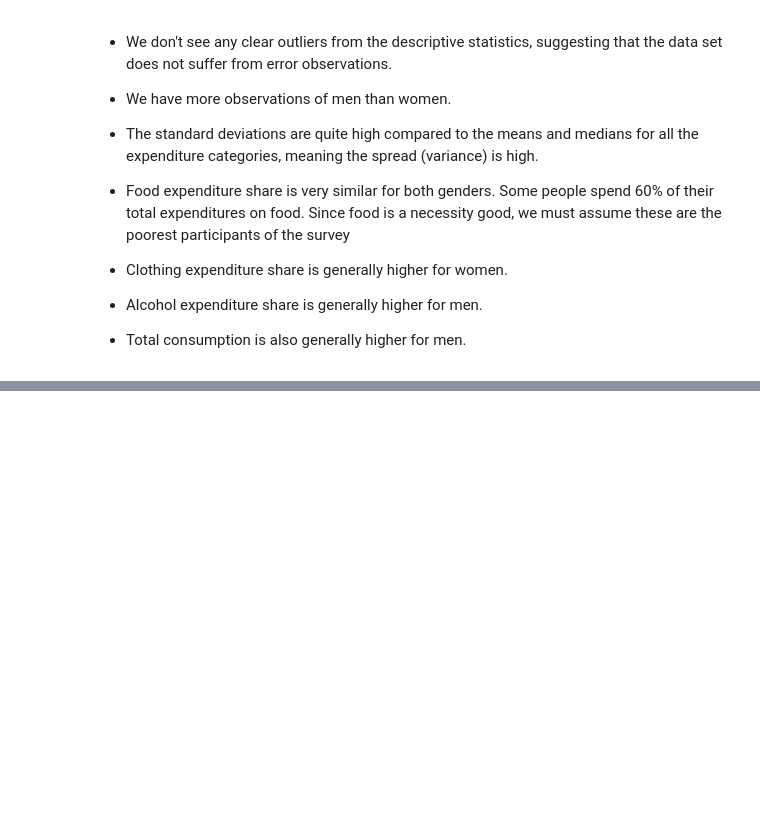
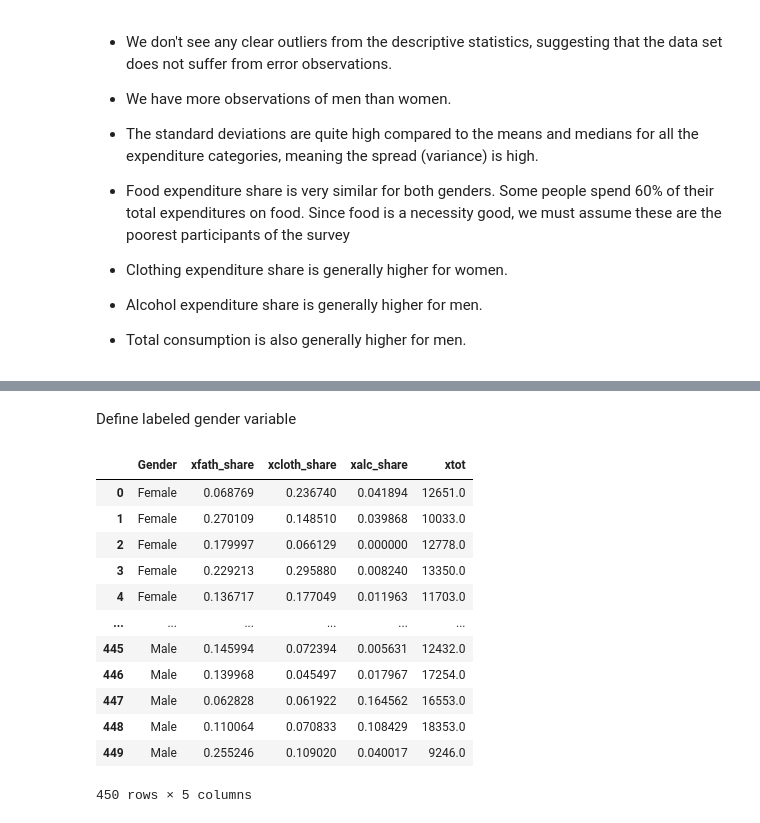
Before and after one commit to bschjerning/EconometricsA, a Jupyter notebook: 2_class/PS1_Descriptive_Analysis/ex_post.ipynb, the cells around one changed output, grey strips where cells are left out. Saved outputs shown, nothing was run; the diff lists cells and outputs as text; code cells hidden in the pictures; blank space fills up the shorter version.

```diff
--- a/2_class/PS1_Descriptive_Analysis/ex_post.ipynb
+++ b/2_class/PS1_Descriptive_Analysis/ex_post.ipynb
@@ -397,0 +421,22 @@ df.groupby('dmale')[vars].describe().T.round(3)
+# %% [markdown]
+Define labeled gender variable
+# %%
+df['Gender'] = 'Female'
+I = df['dmale'] == 1
+df.loc[I, 'Gender'] = 'Male'
+
+df[['Gender']+ vars]
+# %% [output]
+|  | Gender | xfath_share | xcloth_share | xalc_share | xtot |
+| 0 | Female | 0.068769 | 0.236740 | 0.041894 | 12651.0 |
+| 1 | Female | 0.270109 | 0.148510 | 0.039868 | 10033.0 |
+| 2 | Female | 0.179997 | 0.066129 | 0.000000 | 12778.0 |
+| 3 | Female | 0.229213 | 0.295880 | 0.008240 | 13350.0 |
+| 4 | Female | 0.136717 | 0.177049 | 0.011963 | 11703.0 |
+| ... | ... | ... | ... | ... | ... |
+| 445 | Male | 0.145994 | 0.072394 | 0.005631 | 12432.0 |
+| 446 | Male | 0.139968 | 0.045497 | 0.017967 | 17254.0 |
+| 447 | Male | 0.062828 | 0.061922 | 0.164562 | 16553.0 |
+| 448 | Male | 0.110064 | 0.070833 | 0.108429 | 18353.0 |
+| 449 | Male | 0.255246 | 0.109020 | 0.040017 | 9246.0 |
+450 rows × 5 columns
```
Also changed, not shown: parts of 13 cells of this notebook.
